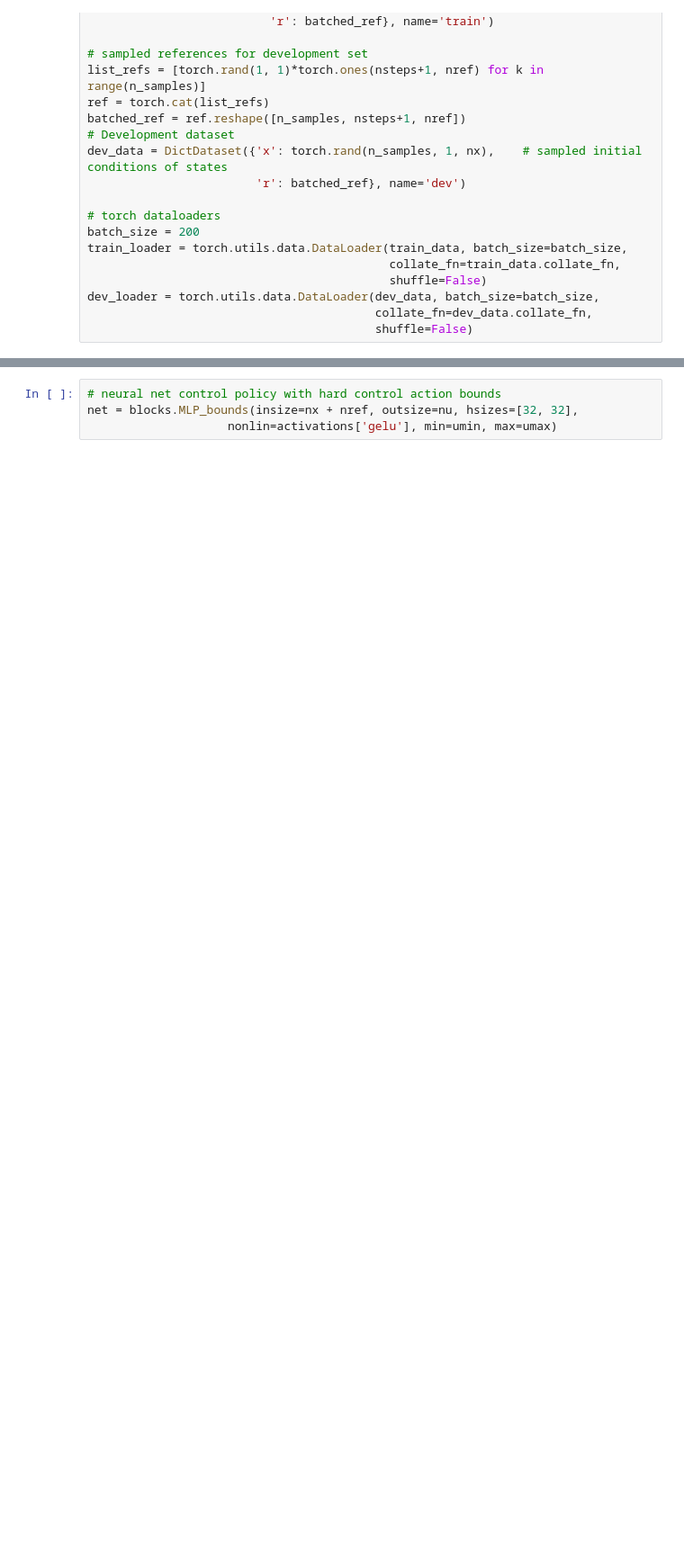
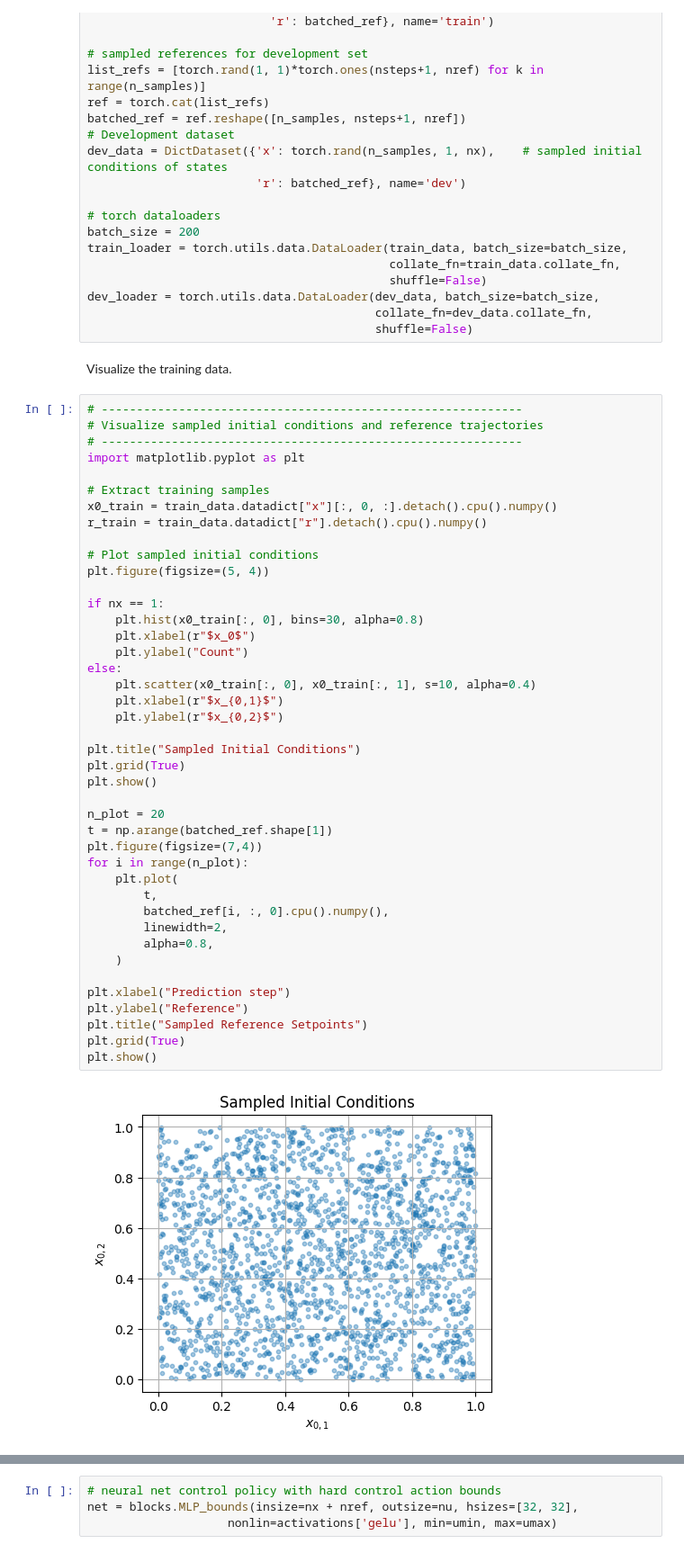
Before and after one commit to SciML-L4DC2026/SciML-L4DC2026, a Jupyter notebook: notebooks/L2C/Example_1_DPC_ODE/Example_1_DPC_ODE.ipynb, the cells around one changed output, grey strips where cells are left out. Shown at 90% size. Saved outputs shown, nothing was run; the diff lists cells and outputs as text; blank space fills up the shorter version.

```diff
--- a/notebooks/L2C/Example_1_DPC_ODE/Example_1_DPC_ODE.ipynb
+++ b/notebooks/L2C/Example_1_DPC_ODE/Example_1_DPC_ODE.ipynb
@@ -128,3 +126,49 @@ train_loader = torch.utils.data.DataLoader(train_data, batch_size=batch_size,
 dev_loader = torch.utils.data.DataLoader(dev_data, batch_size=batch_size,
                                          collate_fn=dev_data.collate_fn,
                                          shuffle=False)
+# %% [markdown]
+Visualize the training data.
+# %%
+# ------------------------------------------------------------
+# Visualize sampled initial conditions and reference trajectories
+# ------------------------------------------------------------
+import matplotlib.pyplot as plt
+
+# Extract training samples
+x0_train = train_data.datadict["x"][:, 0, :].detach().cpu().numpy()
+r_train = train_data.datadict["r"].detach().cpu().numpy()
+
+# Plot sampled initial conditions
+plt.figure(figsize=(5, 4))
+
+if nx == 1:
+    plt.hist(x0_train[:, 0], bins=30, alpha=0.8)
+    plt.xlabel(r"$x_0$")
+    plt.ylabel("Count")
+else:
+    plt.scatter(x0_train[:, 0], x0_train[:, 1], s=10, alpha=0.4)
+    plt.xlabel(r"$x_{0,1}$")
+    plt.ylabel(r"$x_{0,2}$")
+
+plt.title("Sampled Initial Conditions")
+plt.grid(True)
+plt.show()
+
+n_plot = 20
+t = np.arange(batched_ref.shape[1])
+plt.figure(figsize=(7,4))
+for i in range(n_plot):
+    plt.plot(
+        t,
+        batched_ref[i, :, 0].cpu().numpy(),
+        linewidth=2,
+        alpha=0.8,
+    )
+
+plt.xlabel("Prediction step")
+plt.ylabel("Reference")
+plt.title("Sampled Reference Setpoints")
+plt.grid(True)
+plt.show()
+# %% [output]
+[figure, added]
```
Also changed, not shown: parts of 7 cells of this notebook, 5 other files.
